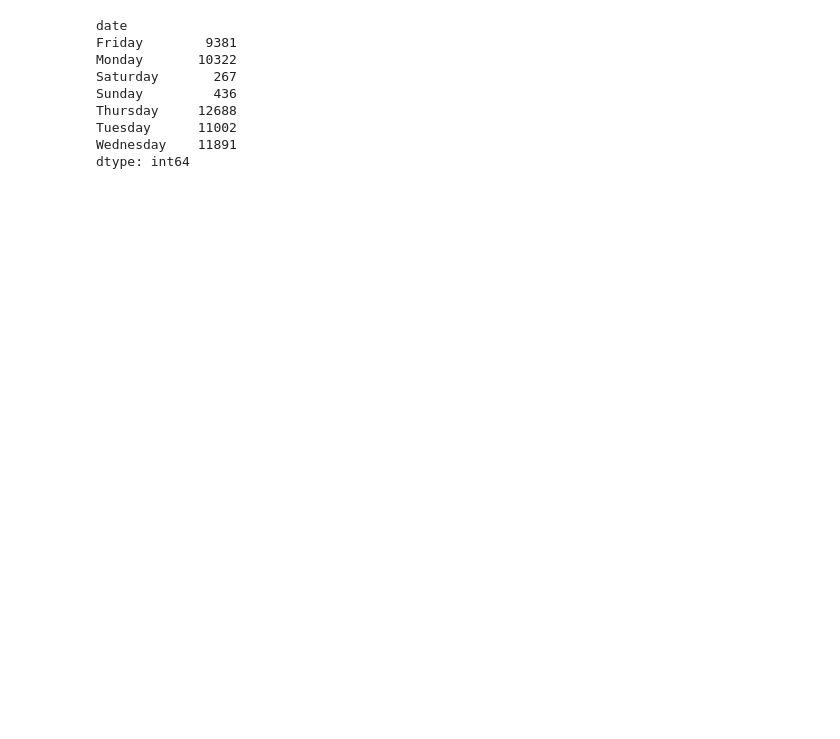
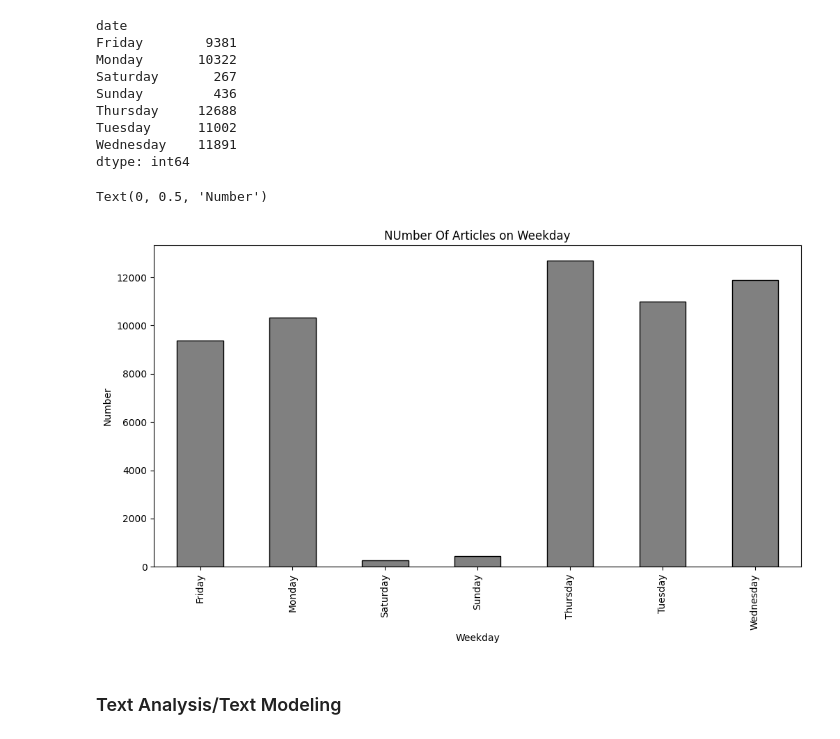
Before and after one commit to Kidist-c/Financial_new-Dataset-Analysis-week1, a Jupyter notebook: notebooks/raw_analyst_ratings.ipynb, the cells around one changed output. Cells and saved outputs as stored; diff of their text form; code cells hidden in the pictures; blank space fills up the shorter version.

```diff
--- a/notebooks/raw_analyst_ratings.ipynb
+++ b/notebooks/raw_analyst_ratings.ipynb
@@ -213,3 +233,15 @@ Thursday     12688
 Tuesday      11002
 Wednesday    11891
 dtype: int64
+# %%
+# visualize weekday Number of Articles
+plt.figure(figsize=(12,6))
+articles_per_weekday.plot(kind='bar',color="grey",edgecolor="black")
+plt.title("NUmber Of Articles on Weekday")
+plt.xlabel("Weekday")
+plt.ylabel("Number")
+# %% [output]
+Text(0, 0.5, 'Number')
+[figure, added]
+# %% [markdown]
+### Text Analysis/Text Modeling
```
Also changed, not shown: parts of 2 cells of this notebook, 1 other file.
